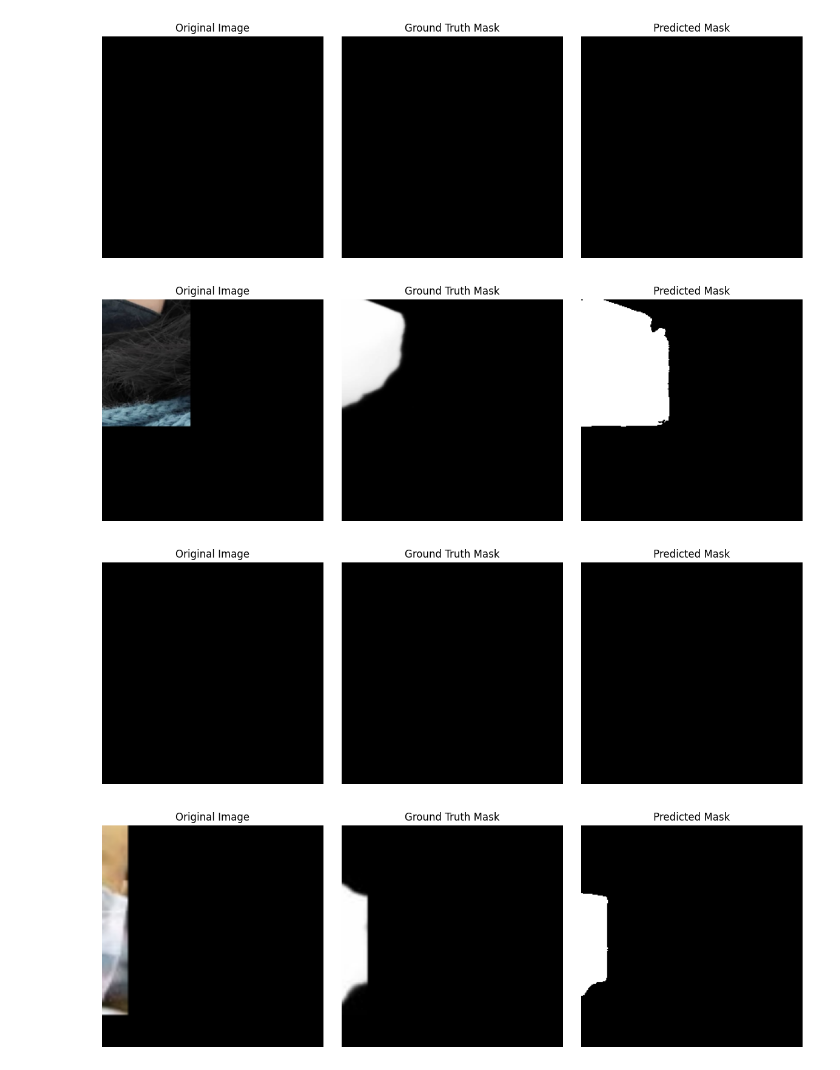
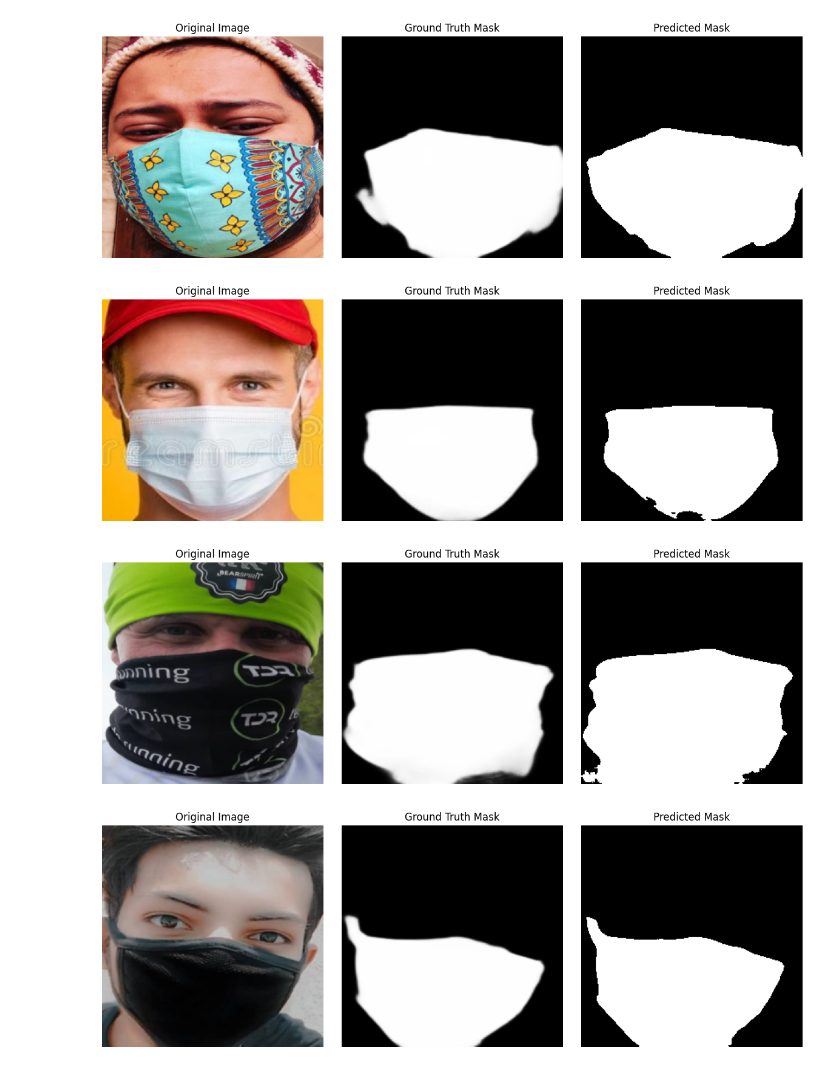
Before and after one commit to Mohit-Marfatia/Face-Mask-Detection-Classification-and-Segmentation, a Jupyter notebook: src/UNet.ipynb, the cells around one changed output. Saved outputs shown, nothing was run; the diff lists cells and outputs as text; code cells hidden in the pictures.

```diff
--- a/src/UNet.ipynb
+++ b/src/UNet.ipynb
@@ -105,8 +105,8 @@ class FaceDataset(Dataset):
             return None  # Skip this sample
 
         try:
-            img = Image.open(img_path).convert('RGB').crop((x1, y1, x2, y2))
-            mask = Image.open(mask_path).convert('L').crop((x1, y1, x2, y2))
+            img = Image.open(img_path).convert('RGB')
+            mask = Image.open(mask_path).convert('L')
 
             if self.transform:
                 img = self.transform(img)
@@ -254,5 +254,5 @@ Epoch 10/10 - Loss: 25.6546, Val IoU: 0.9183, Val Dice: 0.9391
 Model saved to unet_model.pkl
-[figure, old version]
+[figure, new version]
-[figure, old version]
+[figure, new version]
-[figure, old version]
+[figure, new version]
-[figure, old version]
+[figure, new version]
```
Also changed, not shown: parts of 1 cell of this notebook.
